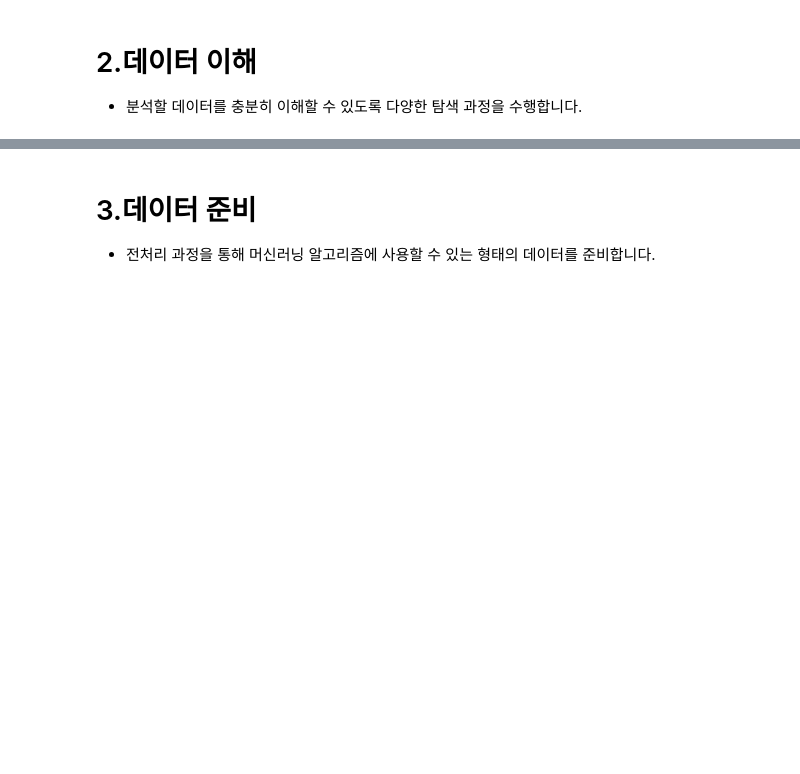
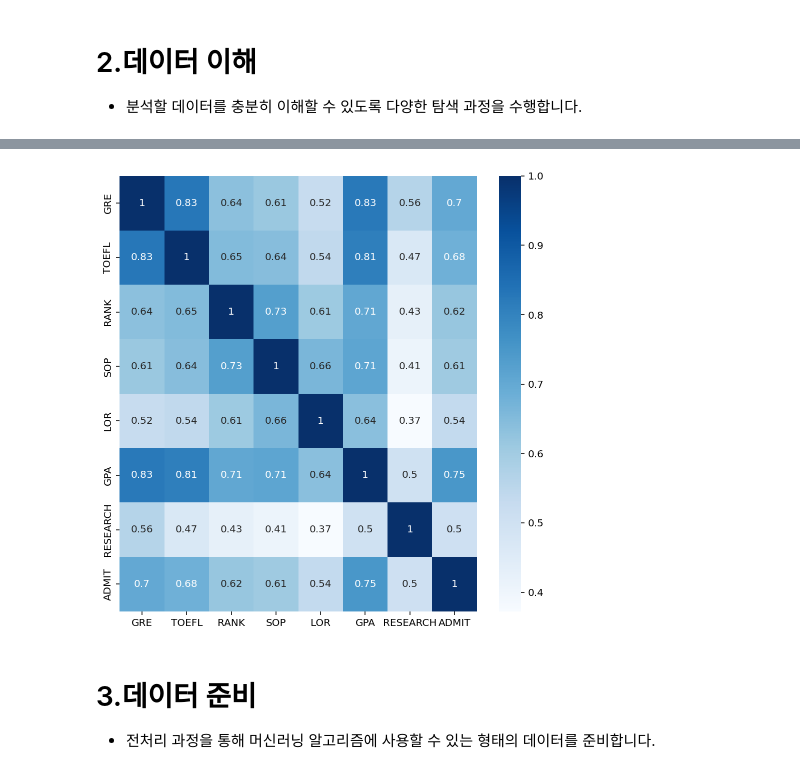
Before and after one commit to ringolove/aivle2201, a Jupyter notebook: ML/배우기/ML06_03_종합실습(Admission).ipynb, the cells around one changed output, grey strips where cells are left out. Drawn from its saved outputs; the diff is of its cells as text; code cells hidden in the pictures; blank space fills up the shorter version.

```diff
--- a/ML/배우기/ML06_03_종합실습(Admission).ipynb
+++ b/ML/배우기/ML06_03_종합실습(Admission).ipynb
@@ -35,3 +64,10 @@ data.describe()
+# %%
+# 상관관계 시각화
+plt.figure(figsize=(8,8))
+sns.heatmap(data.corr(), annot=True, cmap='Blues')
+plt.show()
+# %% [output]
+[figure, added]
 # %% [markdown]
 # 3.데이터 준비
 
```
Also changed, not shown: parts of 24 cells of this notebook, 5 other files.
